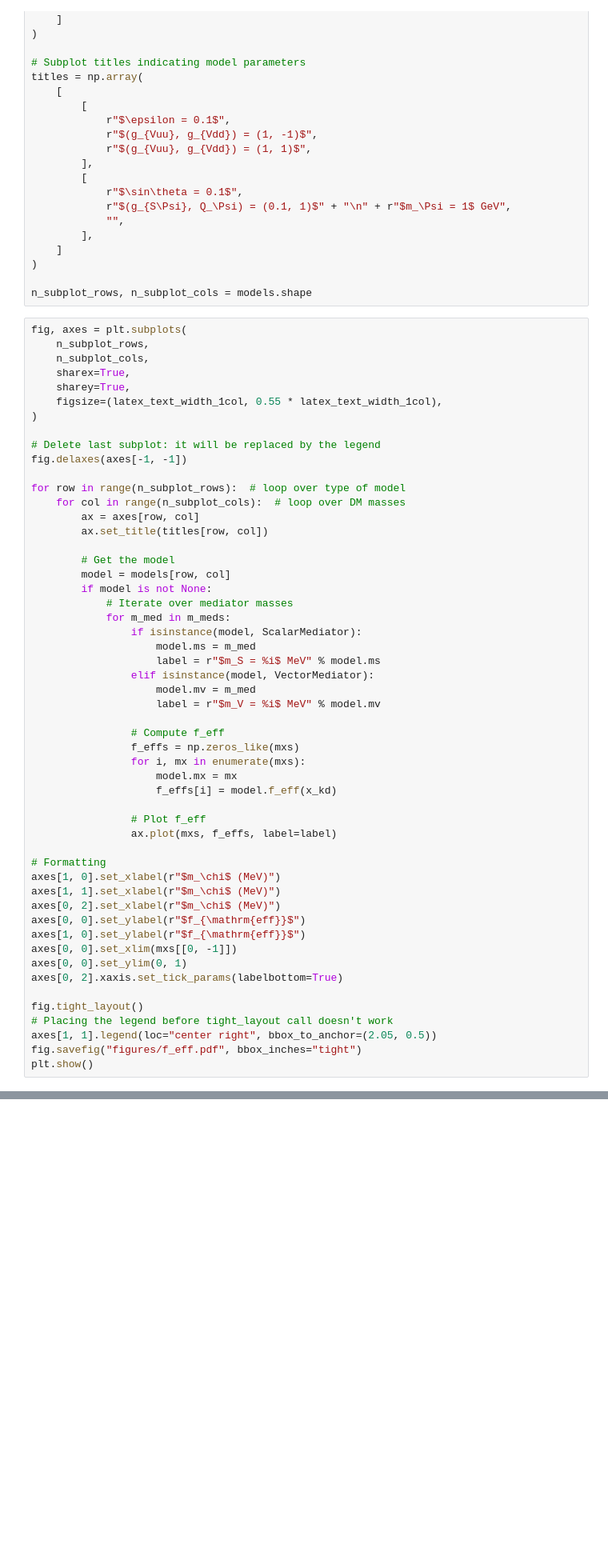
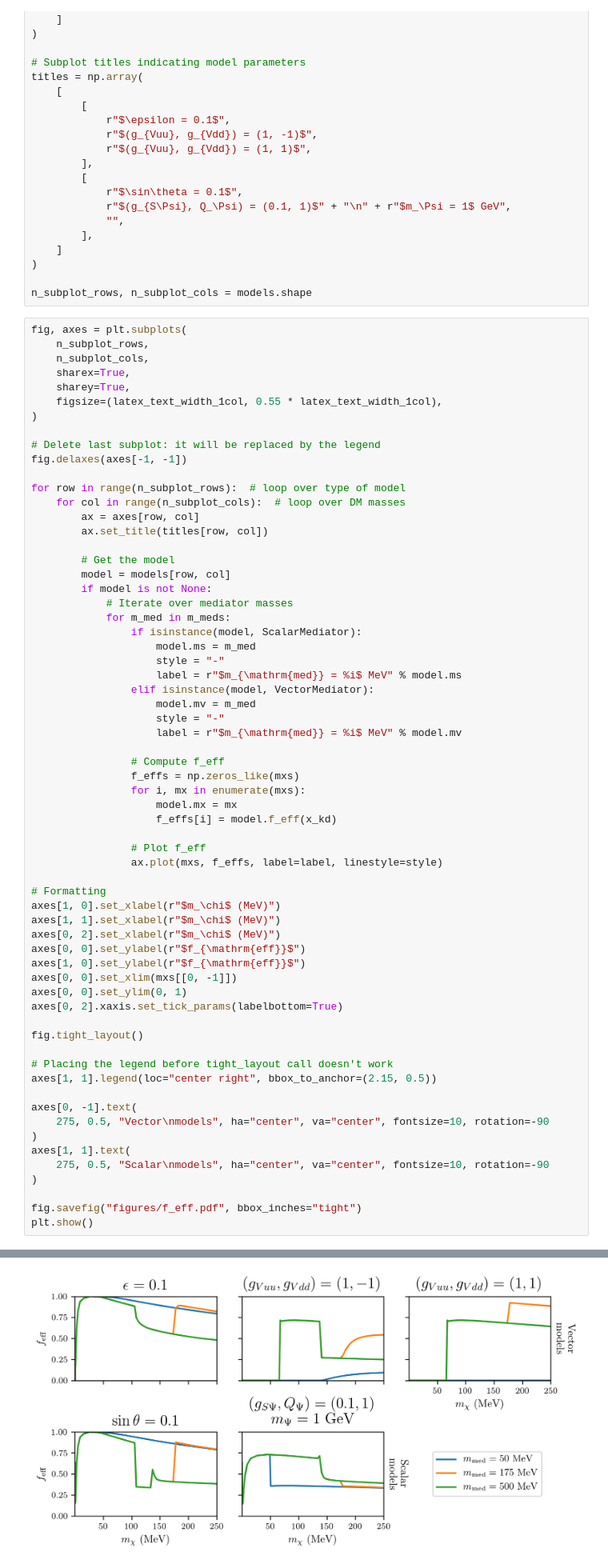
Before and after one commit to LoganAMorrison/Hazma, a Jupyter notebook: notebooks/hazma_paper/f_eff.ipynb, the cells around one changed output, grey strips where cells are left out. Shown at 80% size. Saved outputs shown, nothing was run; the diff lists cells and outputs as text; blank space fills up the shorter version.

```diff
--- a/notebooks/hazma_paper/f_eff.ipynb
+++ b/notebooks/hazma_paper/f_eff.ipynb
@@ -68,10 +68,12 @@ for row in range(n_subplot_rows):  # loop over type of model
             for m_med in m_meds:
                 if isinstance(model, ScalarMediator):
                     model.ms = m_med
-                    label = r"$m_S = %i$ MeV" % model.ms
+                    style = "-"
+                    label = r"$m_{\mathrm{med}} = %i$ MeV" % model.ms
                 elif isinstance(model, VectorMediator):
                     model.mv = m_med
-                    label = r"$m_V = %i$ MeV" % model.mv
+                    style = "-"
+                    label = r"$m_{\mathrm{med}} = %i$ MeV" % model.mv
 
                 # Compute f_eff
                 f_effs = np.zeros_like(mxs)
@@ -80,7 +82,7 @@ for row in range(n_subplot_rows):  # loop over type of model
                     f_effs[i] = model.f_eff(x_kd)
 
                 # Plot f_eff
-                ax.plot(mxs, f_effs, label=label)
+                ax.plot(mxs, f_effs, label=label, linestyle=style)
 
 # Formatting
 axes[1, 0].set_xlabel(r"$m_\chi$ (MeV)")
@@ -93,7 +95,17 @@ axes[0, 0].set_ylim(0, 1)
 axes[0, 2].xaxis.set_tick_params(labelbottom=True)
 
 fig.tight_layout()
+
 # Placing the legend before tight_layout call doesn't work
-axes[1, 1].legend(loc="center right", bbox_to_anchor=(2.05, 0.5))
+axes[1, 1].legend(loc="center right", bbox_to_anchor=(2.15, 0.5))
+
+axes[0, -1].text(
+    275, 0.5, "Vector\nmodels", ha="center", va="center", fontsize=10, rotation=-90
+)
+axes[1, 1].text(
+    275, 0.5, "Scalar\nmodels", ha="center", va="center", fontsize=10, rotation=-90
+)
+
 fig.savefig("figures/f_eff.pdf", bbox_inches="tight")
 plt.show()
+# %% [output]
@@ -99,0 +113 @@ plt.show()
+[figure, added]
```
Also changed, not shown: parts of 1 cell of this notebook, 33 other files.
